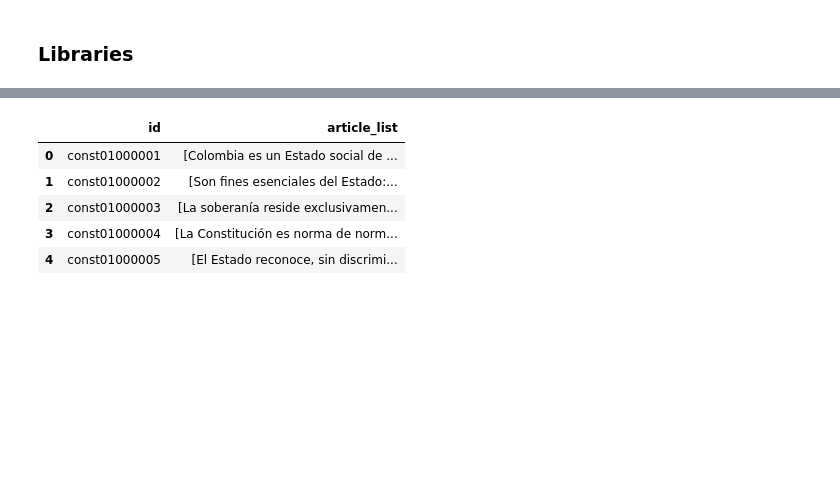
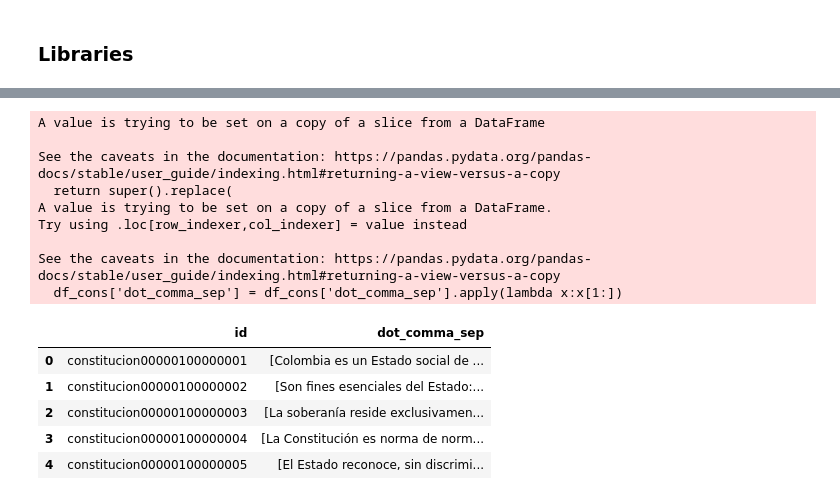
Before and after one commit to Edward-TL/LegalSearcher, a Jupyter notebook: SentenceEncoder/Embedds_TF2.ipynb, the cells around one changed output, grey strips where cells are left out. Drawn from its saved outputs; the diff is of its cells as text; code cells hidden in the pictures; blank space fills up the shorter version.

```diff
--- a/SentenceEncoder/Embedds_TF2.ipynb
+++ b/SentenceEncoder/Embedds_TF2.ipynb
@@ -41,7 +41,8 @@ from os import path
 from tf_model import embed_text
 # %%
-root_folder = "LegalSearcher/ElasticSearch"
-constitution_f = f'{root_folder}/embedding.json'
-filepath = path.abspath(path.join('','..', '..', constitution_f))
+root_folder = "LegalSearcher/ReadFiles"
+constitution_f = f'{root_folder}/constitucion-embedding.json'
+filepath = os.path.abspath(os.path.join('','..', '..', constitution_f))
 #import Dataset
-df = pd.read_json(filepath)
+df_cons = pd.read_json(filepath)
+df_cons
@@ -48,13 +63,22 @@ df = pd.read_json(filepath)
 # %%
-df=df[['id','embedding']]
-df.replace(r'\n','', regex=True,inplace=True)
-df['embedding'] = df['embedding'].apply(lambda x:x[1:])
-df.rename(columns={'embedding':'article_list'},inplace=True)
-df.head()
+df_cons=df_cons[['id','dot_comma_sep']]
+df_cons.replace(r'\n','', regex=True,inplace=True)
+df_cons['dot_comma_sep'] = df_cons['dot_comma_sep'].apply(lambda x:x[1:])
+# df_cons.rename(columns={'dot_comma_sep':'dot_comma_sep'},inplace=True)
+df_cons.head()
 # %% [output]
+A value is trying to be set on a copy of a slice from a DataFrame
+
+See the caveats in the documentation: https://pandas.pydata.org/pandas-docs/stable/user_guide/indexing.html#returning-a-view-versus-a-copy
+  return super().replace(
+A value is trying to be set on a copy of a slice from a DataFrame.
+Try using .loc[row_indexer,col_indexer] = value instead
+
+See the caveats in the documentation: https://pandas.pydata.org/pandas-docs/stable/user_guide/indexing.html#returning-a-view-versus-a-copy
+  df_cons['dot_comma_sep'] = df_cons['dot_comma_sep'].apply(lambda x:x[1:])
-|  | id | article_list |
-| 0 | const01000001 | [Colombia es un Estado social de ... |
-| 1 | const01000002 | [Son fines esenciales del Estado:... |
-| 2 | const01000003 | [La soberanía reside exclusivamen... |
-| 3 | const01000004 | [La Constitución es norma de norm... |
-| 4 | const01000005 | [El Estado reconoce, sin discrimi... |
+|  | id | dot_comma_sep |
+| 0 | constitucion00000100000001 | [Colombia es un Estado social de ... |
+| 1 | constitucion00000100000002 | [Son fines esenciales del Estado:... |
+| 2 | constitucion00000100000003 | [La soberanía reside exclusivamen... |
+| 3 | constitucion00000100000004 | [La Constitución es norma de norm... |
+| 4 | constitucion00000100000005 | [El Estado reconoce, sin discrimi... |
```
Also changed, not shown: parts of 9 cells of this notebook.
